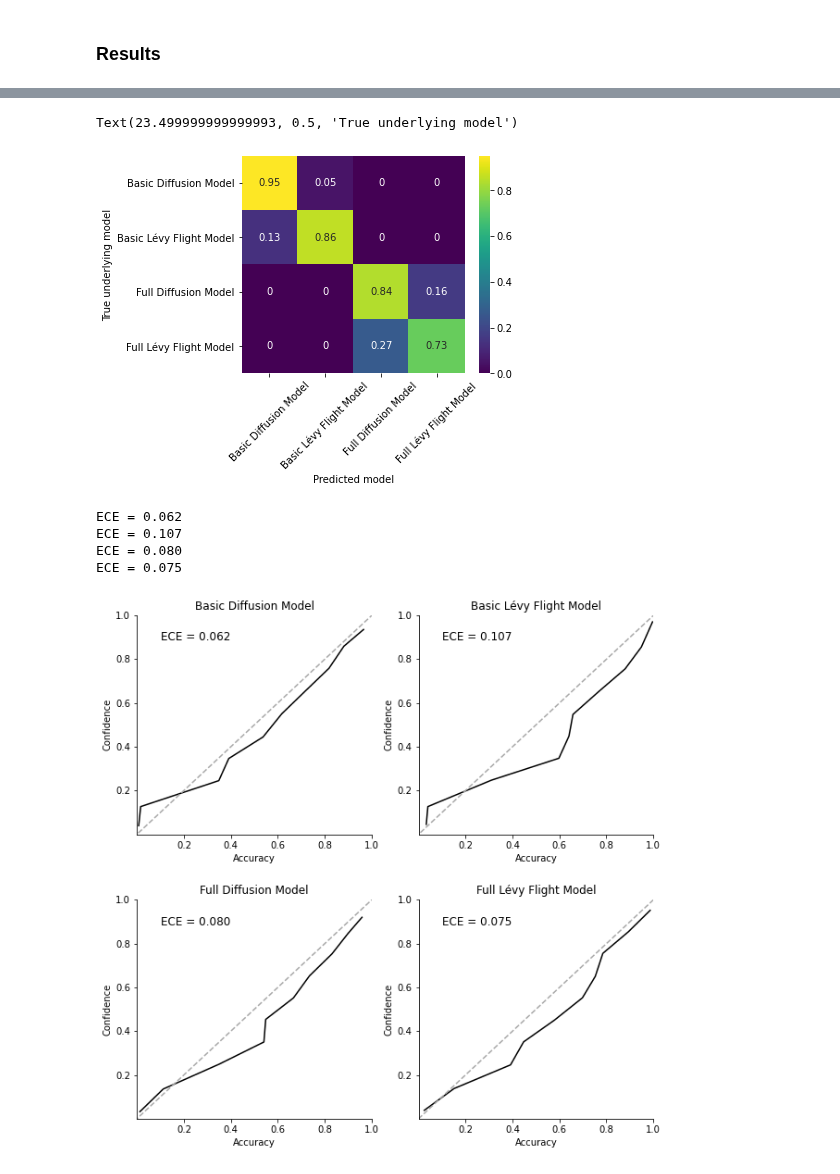
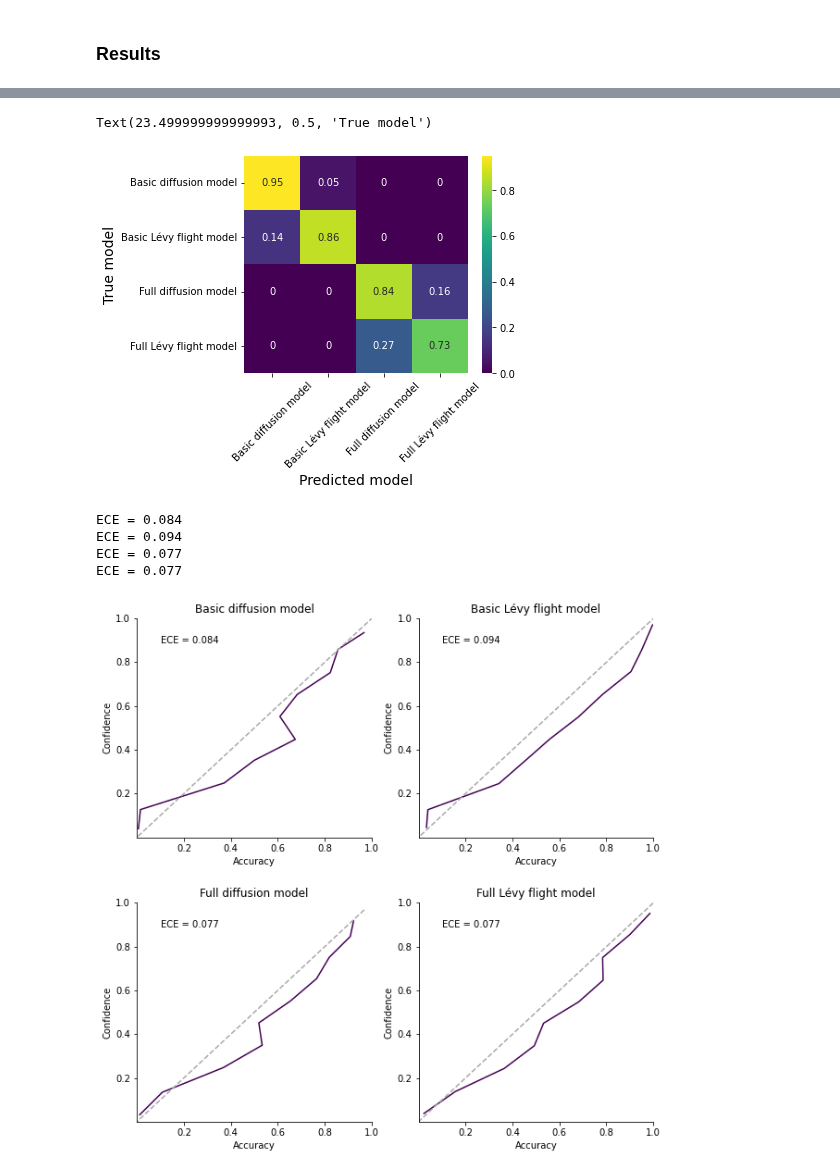
Before and after one commit to elseml/DeepHierarchicalModelComparison, a Jupyter notebook: notebooks/03_levy_flight_application/04_validate_networks.ipynb, the cells around one changed output, grey strips where cells are left out. Cells and saved outputs as stored; diff of their text form; code cells hidden in the pictures.

Commit message:
create validation plots

```diff
--- a/notebooks/03_levy_flight_application/04_validate_networks.ipynb
+++ b/notebooks/03_levy_flight_application/04_validate_networks.ipynb
@@ -22,3 +22,8 @@ plt.rcParams['figure.facecolor'] = 'w'
 from bayesflow.trainers import ModelComparisonTrainer
 from bayesflow.amortizers import MultiModelAmortizer
 from bayesflow.losses import log_loss
+# %%
+# Hack to correctly set facecolor to white
+# matplotlib 3.5 only sets facecolor if a plot was already created
+_ = plt.figure()
+plt.rcParams['figure.facecolor'] = 'w'
@@ -118,24 +125,24 @@ Accuracy = 0.8451250195503235, MAE = 0.14221042394638062
 # %%
 # Confusion matrix
 
 cm = confusion_matrix(true_models_flat_900, rounded_predictions_flat_900)
 cm = cm.astype('float') / cm.sum(axis=1)[:, np.newaxis]
 cm = cm.round(2)
 
-labels = ['Basic Diffusion Model',
-          'Basic Lévy Flight Model',
-           'Full Diffusion Model',
-           'Full Lévy Flight Model',]
+labels = ['Basic diffusion model',
+          'Basic Lévy flight model',
+           'Full diffusion model',
+           'Full Lévy flight model']
 df_cm = pd.DataFrame(cm, index=labels, columns=labels)
 plt.figure(figsize = (5,4))
 sns.heatmap(df_cm, annot=True, cmap='viridis')
 plt.xticks(rotation=45)
-plt.xlabel('Predicted model')
-plt.ylabel('True underlying model')
+plt.xlabel('Predicted model', fontsize=plotting_settings['fontsize_labels'])
+plt.ylabel('True model',fontsize=plotting_settings['fontsize_labels'])
 #plt.savefig('Diffusion_conf_matrix.png', dpi=300, bbox_inches='tight')
 # %% [output]
-Text(23.499999999999993, 0.5, 'True underlying model')
+Text(23.499999999999993, 0.5, 'True model')
-[figure, old version]
+[figure, new version]
 # %%
 # Calibration curves
 
@@ -144,10 +151,10 @@ n_cal_bins = 15
 plt.subplots_adjust(hspace = .3)
 pos1 = [0,0,1,1]
 pos2 = [0,1,0,1]
-labels = ['Basic Diffusion Model',
-          'Basic Lévy Flight Model',
-           'Full Diffusion Model',
-           'Full Lévy Flight Model',]
+labels = ['Basic diffusion model',
+          'Basic Lévy flight model',
+           'Full diffusion model',
+           'Full Lévy flight model']
 
 for m in range(4):
     m_true = val_indices_900[:,m]
@@ -155,11 +162,11 @@ for m in range(4):
     plot_calibration_curve(m_true, m_soft, 10, pub_style=True, ax=axarr[pos1[m], pos2[m]],
                              title=labels[m], show_ece=True)
 # %% [output]
-ECE = 0.062
-ECE = 0.107
-ECE = 0.080
-ECE = 0.075
+ECE = 0.084
+ECE = 0.094
+ECE = 0.077
+ECE = 0.077
-[figure, old version]
+[figure, new version]
 # %%
 # Get the percentual occurence of different numbers of unique predictions over all data sets
 uniques_per_row = [len(np.unique(probs_900[row,:])) for row in range(probs_900.shape[0])]
```
Also changed, not shown: parts of 6 cells of this notebook, 2 other files.
